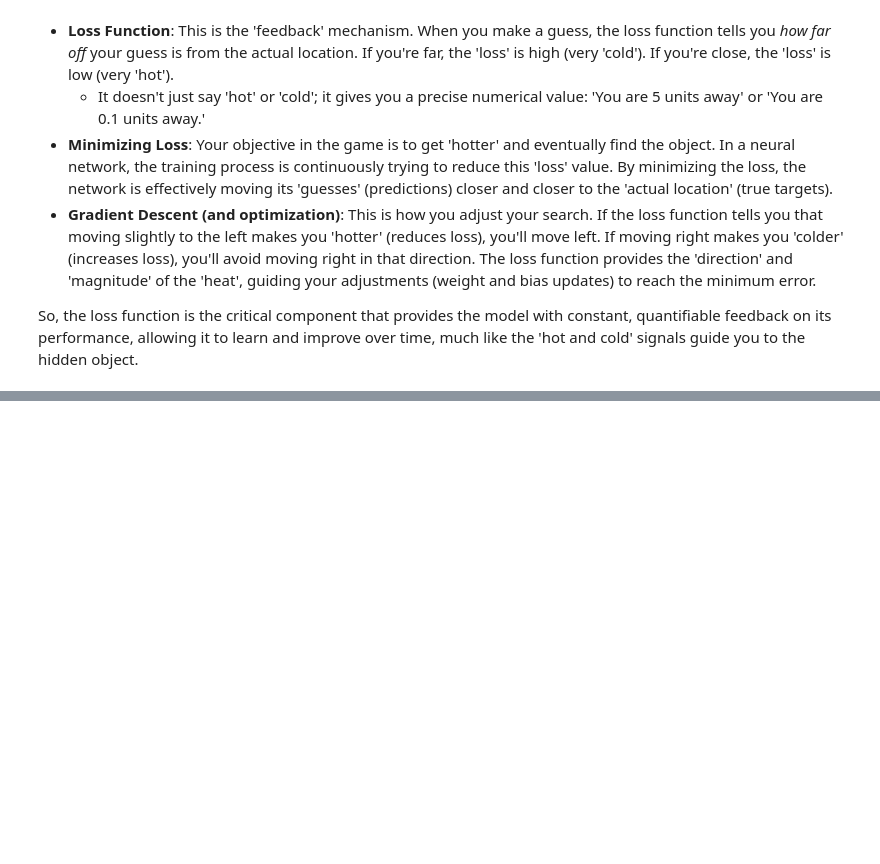
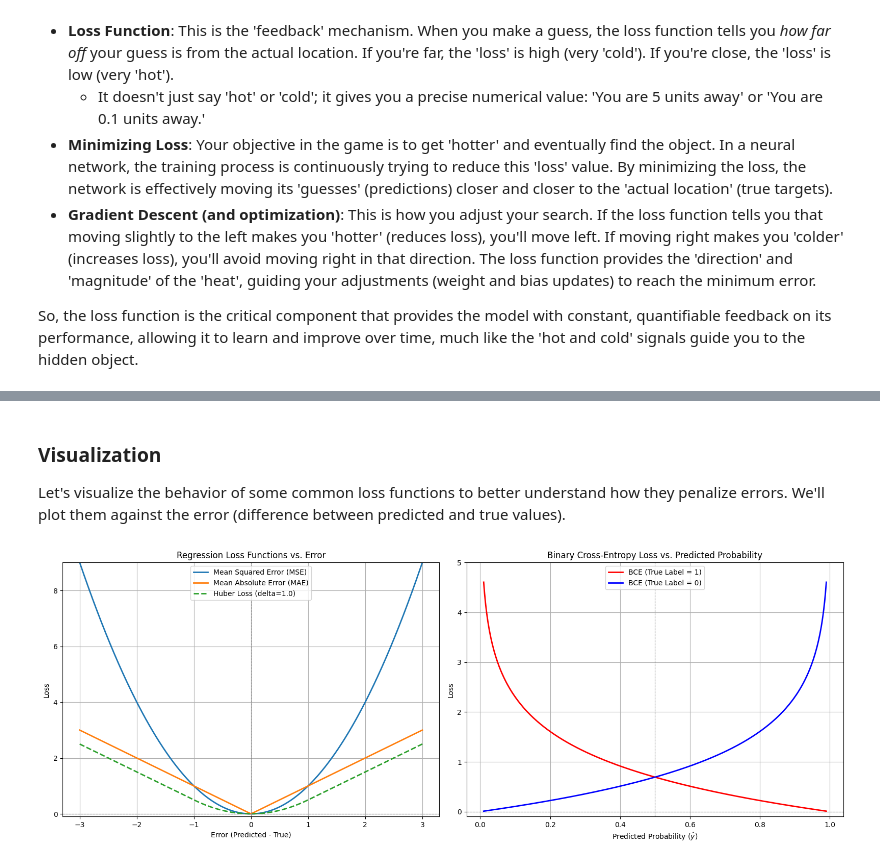
Before and after one commit to rsys-adsingh/Machine-Learning, a Jupyter notebook: study/Chapter_11.ipynb, the cells around one changed output, grey strips where cells are left out. Saved outputs shown, nothing was run; the diff lists cells and outputs as text; code cells hidden in the pictures; blank space fills up the shorter version.

```diff
--- a/study/Chapter_11.ipynb
+++ b/study/Chapter_11.ipynb
@@ -935,0 +1108,72 @@ So, the loss function is the critical component that provides the model with con
+# %% [markdown]
+### Visualization
+
+Let's visualize the behavior of some common loss functions to better understand how they penalize errors. We'll plot them against the error (difference between predicted and true values).
+# %%
+import numpy as np
+import matplotlib.pyplot as plt
+
+# Define the range of errors (difference between predicted and true value)
+errors = np.linspace(-3, 3, 400)
+
+# --- 1. Mean Squared Error (MSE) ---
+mse_loss = errors**2
+
+# --- 2. Mean Absolute Error (MAE) ---
+mae_loss = np.abs(errors)
+
+# --- 3. Huber Loss ---
+def huber_loss_func(errors, delta=1.0):
+    abs_errors = np.abs(errors)
+    # Quadratic for small errors, linear for large errors
+    return np.where(abs_errors <= delta,
+                    0.5 * errors**2,
+                    delta * (abs_errors - 0.5 * delta))
+
+huber_loss = huber_loss_func(errors, delta=1.0)
+
+# --- 4. Binary Cross-Entropy (BCE) ---
+# For BCE, we typically plot against predicted probability given a true label.
+# Let's assume true_label y = 1 for this visualization.
+predicted_probabilities = np.linspace(0.01, 0.99, 400) # Avoid log(0)
+epsilon = 1e-10 # Small value to prevent log(0)
+bce_loss_true_1 = -np.log(predicted_probabilities + epsilon) # y=1
+bce_loss_true_0 = -np.log(1 - predicted_probabilities + epsilon) # y=0
+
+
+# --- Plotting Regression Losses ---
+plt.figure(figsize=(16, 6))
+
+plt.subplot(1, 2, 1) # 1 row, 2 columns, 1st plot
+plt.plot(errors, mse_loss, label='Mean Squared Error (MSE)', linewidth=2)
+plt.plot(errors, mae_loss, label='Mean Absolute Error (MAE)', linewidth=2)
+plt.plot(errors, huber_loss, label='Huber Loss (delta=1.0)', linestyle='--', linewidth=2)
+
+plt.title('Regression Loss Functions vs. Error')
+plt.xlabel('Error (Predicted - True)')
+plt.ylabel('Loss')
+plt.axvline(0, color='gray', linestyle='--', linewidth=0.8)
+plt.axhline(0, color='gray', linestyle='--', linewidth=0.8)
+plt.legend()
+plt.grid(True)
+plt.ylim(-0.1, 9)
+
+# --- Plotting Binary Cross-Entropy (Classification Loss) ---
+plt.subplot(1, 2, 2) # 1 row, 2 columns, 2nd plot
+
+plt.plot(predicted_probabilities, bce_loss_true_1, label='BCE (True Label = 1)', color='red', linewidth=2)
+plt.plot(predicted_probabilities, bce_loss_true_0, label='BCE (True Label = 0)', color='blue', linewidth=2)
+
+plt.title('Binary Cross-Entropy Loss vs. Predicted Probability')
+plt.xlabel(r'Predicted Probability ($\hat{y}$)') # Fixed the SyntaxWarning here
+plt.ylabel('Loss')
+plt.axvline(0.5, color='gray', linestyle='--', linewidth=0.8)
+plt.axhline(0, color='gray', linestyle='--', linewidth=0.8)
+plt.legend()
+plt.grid(True)
+plt.ylim(-0.1, 5) # Limit y-axis for better visibility of practical range
+
+plt.tight_layout()
+plt.show()
+# %% [output]
+[figure, added]
```
Also changed, not shown: parts of 27 cells of this notebook.
